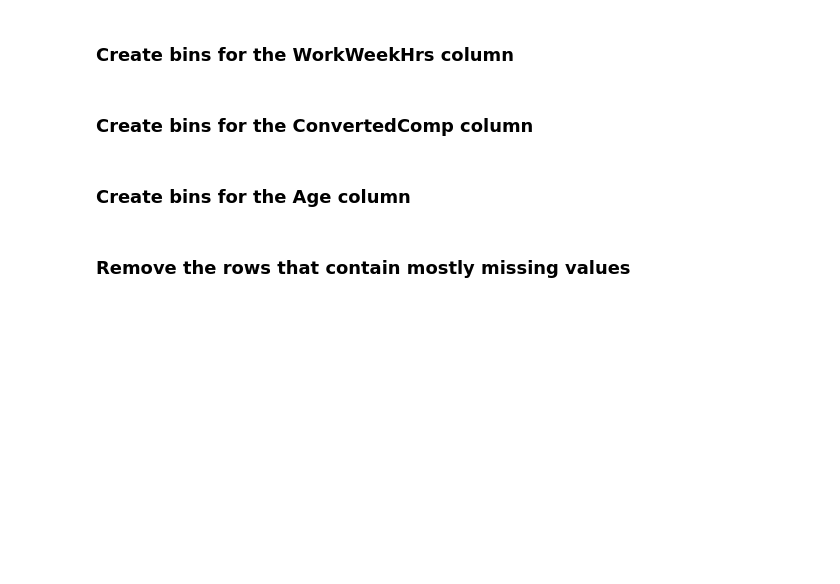
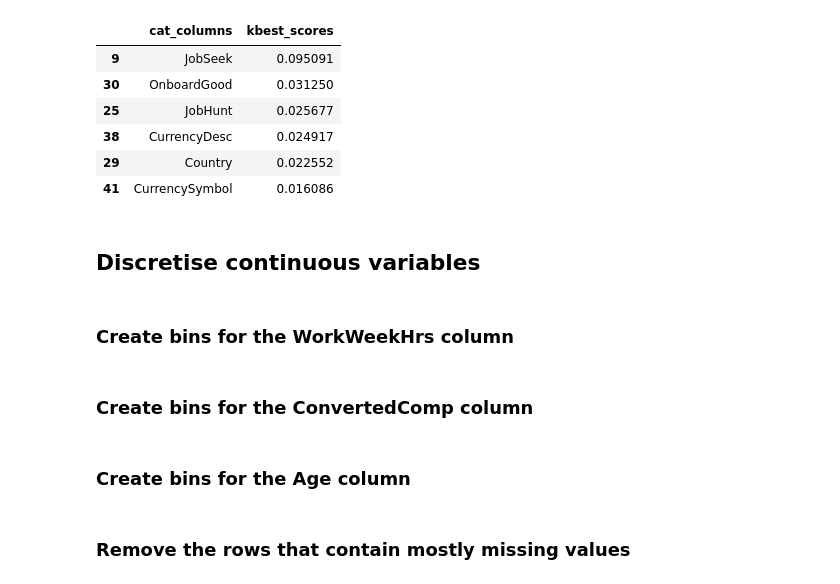
Before and after one commit to SolanaO/Developers_Survey_Analysis, a Jupyter notebook: stackBlogQuestion3.ipynb, the cells around one changed output. Saved outputs shown, nothing was run; the diff lists cells and outputs as text; code cells hidden in the pictures; blank space fills up the shorter version.

Commit message:
Rewrite the feature selection function.

```diff
--- a/stackBlogQuestion3.ipynb
+++ b/stackBlogQuestion3.ipynb
@@ -33,0 +167,5 @@ df1.shape
+# %%
+# remove target 'JobSat' and the multiple columns from cat_cols
+cat_cols = list(set(cat_cols) - set(multiple))
+cat_cols.remove('JobSat')
+print(cat_cols)
@@ -71,0 +221,48 @@ df1.Employment.value_counts()
+# %%
+# encode the categorical variables
+enc = OrdinalEncoder()
+df1[cat_cols] = enc.fit_transform(df1[cat_cols])
+enc = OrdinalEncoder()
+df1.loc[:, 'JobSat'] = enc.fit_transform(df1[['JobSat']])
+# %%
+# feature selection function
+# to be rewritten as a custom transformer class
+def select_features(X_train, y_train, score_function, kval, no_cols): # add X_test
+    """
+    Function for feature selection for (discrete) variables.
+    INPUT: X_train - input dataframe, must have only discrete or only continuous features,
+                     pre-processed by removing/imputing missing values and encoded
+           y_train - target pd.series, pre-processed
+           score_function - can be any of the score functions supported by SelectKBest
+           kval = the number of best features to return, can be 'all'
+           no_cols = number of columns to print
+    OUTPUT: dataframe with two columns, one for the column names in X_train,
+            the second for the scores computed, sorted in decreasing order of the scores
+            #variant: if transform of X_test set is performed,
+                      it also returns the transformed dataframe
+    """
+    # create an instance of the selector
+    fs = SelectKBest(score_func=score_function, k=kval)
+    # fit the selector on the train set and the train target values
+    fs.fit(X_train, y_train)
+    # transform the train set, it will have only the kbest columns
+    X_train_r = fs.transform(X_train)
+    # transform the test set, it will have only the kbest columns
+    # X_test_r = fs.transform(X_test)
+    # get column names for kbest columns
+    cols_info = fs.get_support(indices=True)
+    cols = X_train.iloc[:,cols_info].columns
+    # put columns and their scores together in a dataframe
+    frame_best = pd.DataFrame(data=zip(cols,fs.scores_), columns = ['cat_columns', 'kbest_scores'])
+    return frame_best.sort_values(by='kbest_scores', ascending=False).head(no_cols)
+    #return X_r, frame_best
+# %%
+select_features(df1[cat_cols], df1['JobSat'], mutual_info_classif, 'all', 6)
+# %% [output]
+|  | cat_columns | kbest_scores |
+| 9 | JobSeek | 0.095091 |
+| 30 | OnboardGood | 0.031250 |
+| 25 | JobHunt | 0.025677 |
+| 38 | CurrencyDesc | 0.024917 |
+| 29 | Country | 0.022552 |
+| 41 | CurrencySymbol | 0.016086 |
@@ -72,3 +277,5 @@ df1.Employment.value_counts()
+# %% [markdown]
+## Discretise continuous variables
 # %% [markdown]
 ### Create bins for the WorkWeekHrs column
 # %%
```
Also changed, not shown: parts of 30 cells of this notebook.
